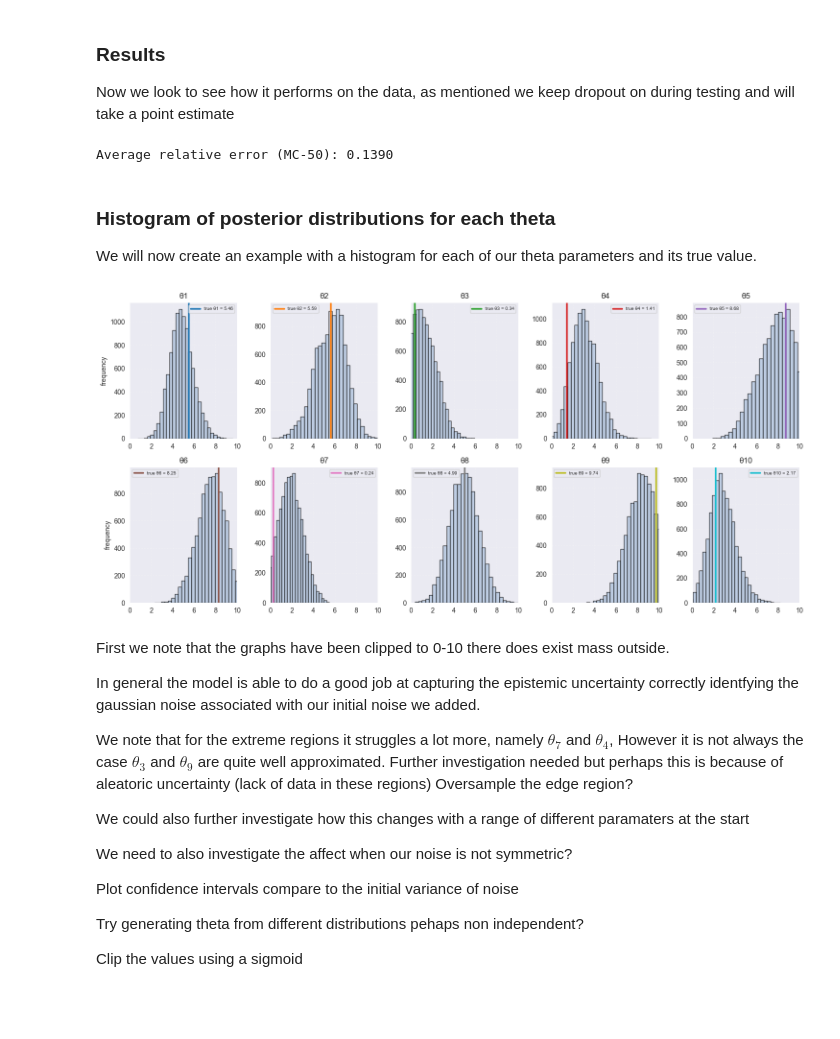
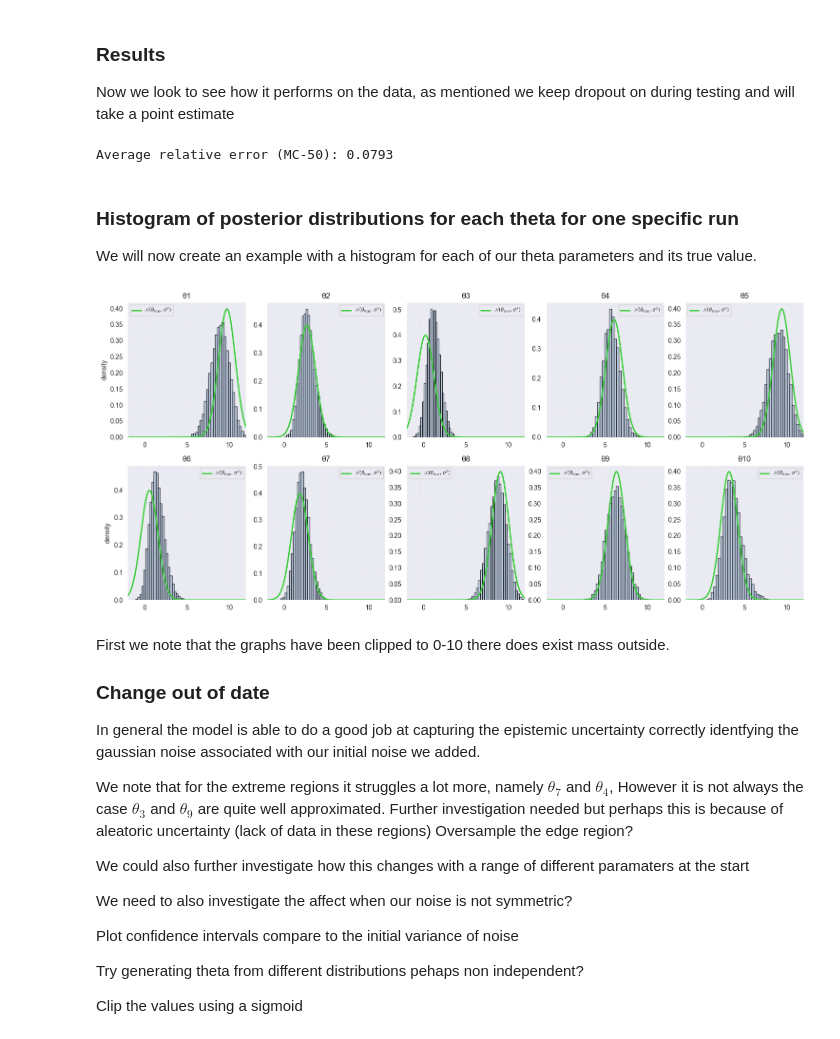
Before and after one commit to ob24-ic/MastersThesis, a Jupyter notebook: SummaryStatisticNN/LinearExampleWithDropout.ipynb, the cells around one changed output. Drawn from its saved outputs; the diff is of its cells as text; code cells hidden in the pictures; blank space fills up the shorter version.

```diff
--- a/SummaryStatisticNN/LinearExampleWithDropout.ipynb
+++ b/SummaryStatisticNN/LinearExampleWithDropout.ipynb
@@ -21,13 +21,13 @@ Can change the parameters here and re-run
 no_params = 10
 epochs = 200
 patience_early_stopping = 10  # Early-stopping window
-neurons_per_layer = 64
+neurons_per_layer = 128
 dropout_prob = 0.2
 always_on_dropout = True  # Keep dropout active at test time
 
 batch_size = 256  # tf.data batch size
 theta_range = (0.0, 10.0)
-n_per_sample = 500  # points (x, y) per simulated data-set
+n_per_sample = 1000  # points (x, y) per simulated data-set
 noise_std = 0.5
 n_examples = 20_000  # simulated data-sets to learn from
 
@@ -151,7 +151,8 @@ def simulate_batch(no_params: int,
 
 def make_dataset_multi_dim(n_examples: int,
                            no_params: int,
-                           batch_size: int) -> tf.data.Dataset:
+                           batch_size: int,
+                           noise_std: float) -> tf.data.Dataset:
     """Create a tf.data pipeline emitting un-batched (summary, θ) pairs."""
     steps = n_examples // batch_size
     ds = tf.data.Dataset.range(steps).map(
@@ -167,12 +168,14 @@ def make_dataset_multi_dim(n_examples: int,
 train_ds = make_dataset_multi_dim(
     n_examples=int(n_examples * 0.9),
     no_params=no_params,
-    batch_size=batch_size
+    batch_size=batch_size,
+    noise_std = noise_std
 )
 val_ds = make_dataset_multi_dim(
     n_examples=int(n_examples * 0.1),
     no_params=no_params,
-    batch_size=batch_size
+    batch_size=batch_size,
+    noise_std = noise_std
 )
 # %% [markdown]
 Now initialise the model defining the optimiser too
@@ -281,9 +284,9 @@ avg_re = average_relative_error(
 )
 print(f"Average relative error (MC-{mc_samples}): {avg_re:.4f}")
 # %% [output]
-Average relative error (MC-50): 0.1390
+Average relative error (MC-50): 0.0793
 # %% [markdown]
-### Histogram of posterior distributions for each theta
+### Histogram of posterior distributions for each theta for one specific run
 
 We will now create an example with a histogram for each of our theta parameters and its true value.
 # %%
@@ -353,12 +369,13 @@ def plot_single_dataset_posterior(model: tf.keras.Model,
     plt.tight_layout()
     plt.show()
 # %%
-plot_single_dataset_posterior(model=myNN, mc_samples=10000)
+plot_single_dataset_posterior(model=myNN, mc_samples=10_000)
 # %% [output]
-[figure, old version]
+[figure, new version]
 # %% [markdown]
 First we note that the graphs have been clipped to 0-10 there does exist mass outside.
 
+### Change out of date
 In general the model is able to do a good job at capturing the epistemic uncertainty correctly identfying the gaussian noise associated with our initial noise we added.
 
 We note that for the extreme regions it struggles a lot more, namely $\theta_7$ and $\theta_4$, However it is not always the case $\theta_3$ and $\theta_9$ are quite well approximated. Further investigation needed but perhaps this is because of aleatoric uncertainty (lack of data in these regions) Oversample the edge region?
```
Also changed, not shown: parts of 10 cells of this notebook.
